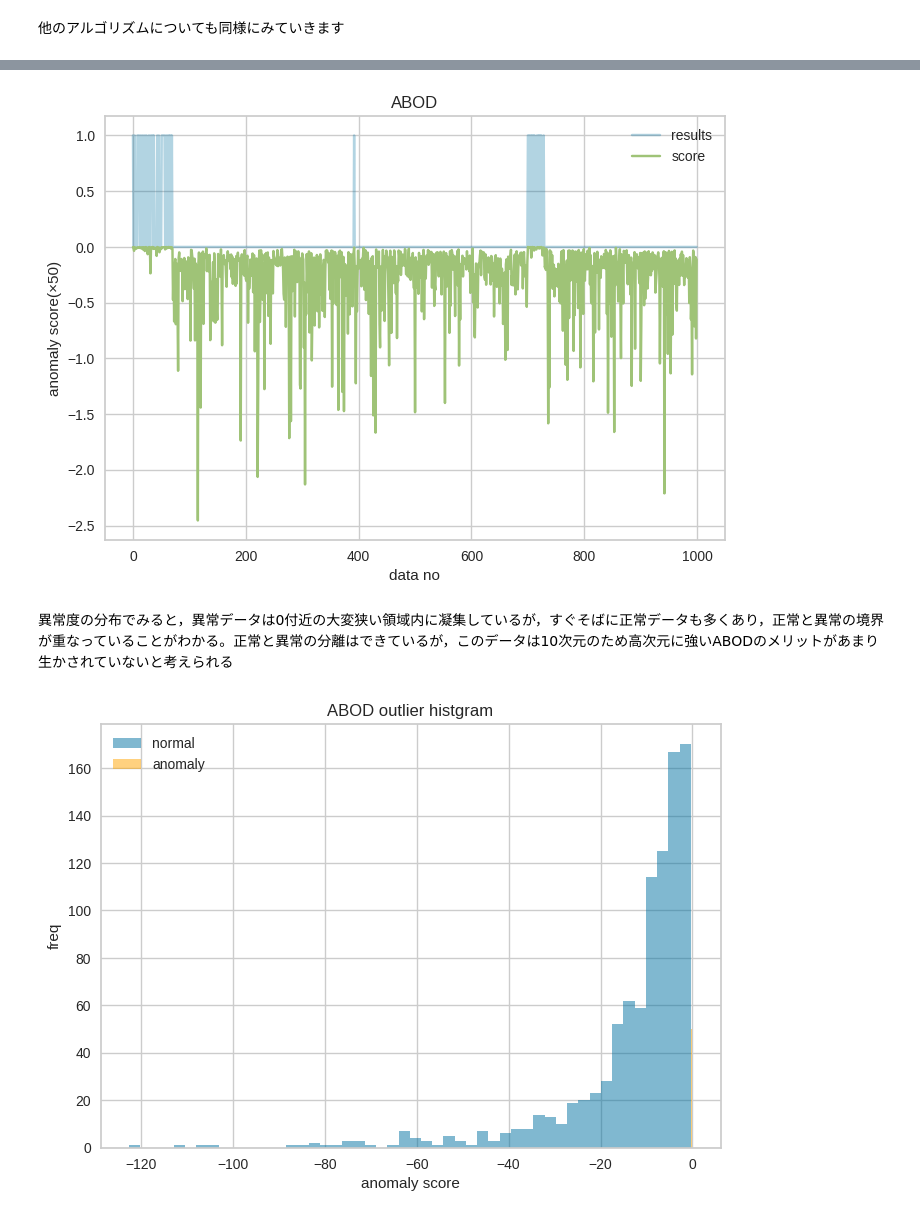
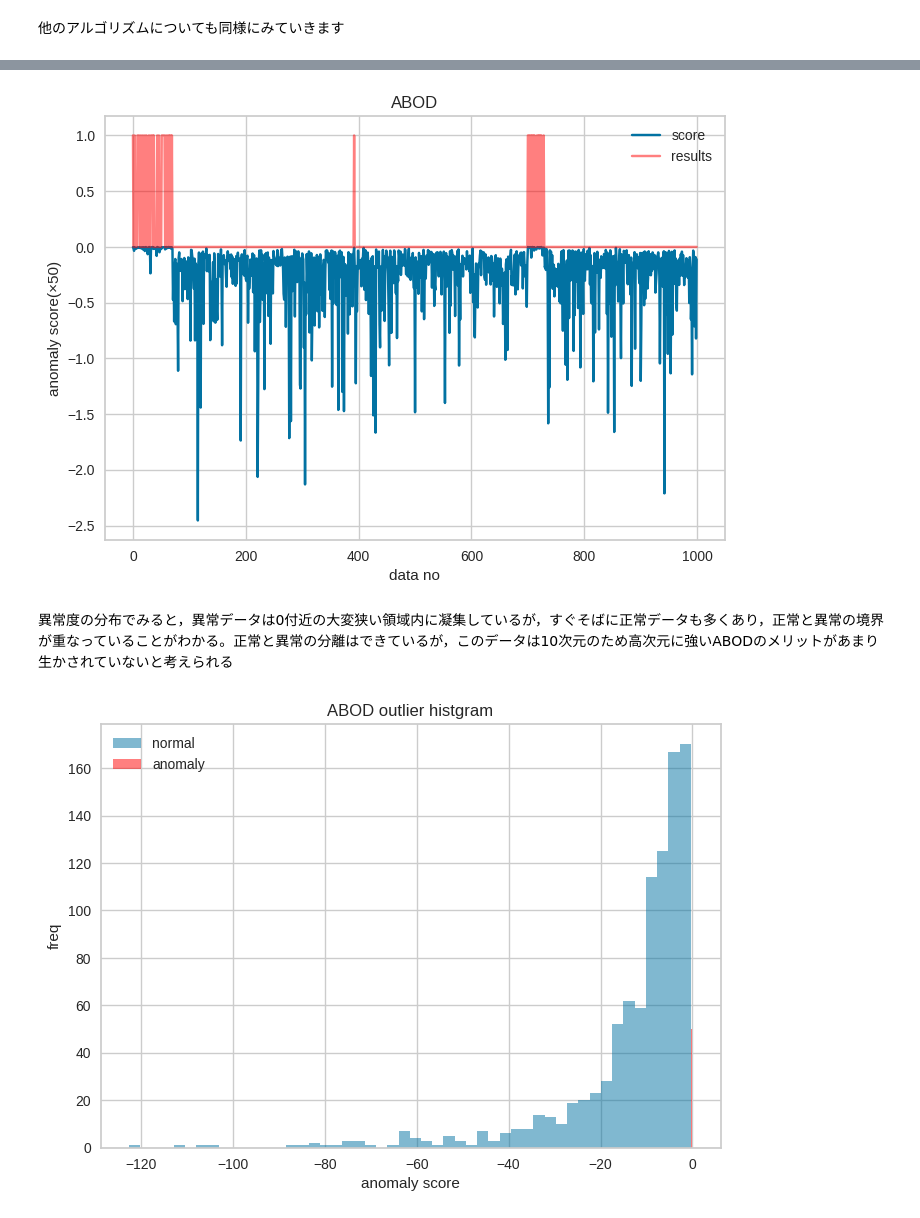
Before and after one commit to hamagami/anomaly-detection, a Jupyter notebook: pycaret_anomaly.ipynb, the cells around one changed output, grey strips where cells are left out. Cells and saved outputs as stored; diff of their text form; code cells hidden in the pictures.

```diff
--- a/pycaret_anomaly.ipynb
+++ b/pycaret_anomaly.ipynb
@@ -201,24 +201,24 @@ abod_results = assign_model(abod_model)
 [interactive output not drawn]
 [interactive output not drawn]
 # %%
-plt.plot(abod_results["Anomaly"],alpha=0.3,label="results")
 plt.plot(abod_results["Anomaly_Score"]/50,label="score")# 異常度のレンジが大きいため 1/50にして表示
+plt.plot(abod_results["Anomaly"],alpha=0.5,label="results",color="red")
 plt.title("ABOD")
 plt.xlabel("data no")
 plt.ylabel("anomaly score(×50)")
 plt.legend()
 plt.show()
 # %% [output]
-[figure, old version]
+[figure, new version]
 # %% [markdown]
 異常度の分布でみると，異常データは0付近の大変狭い領域内に凝集しているが，すぐそばに正常データも多くあり，正常と異常の境界が重なっていることがわかる。正常と異常の分離はできているが，このデータは10次元のため高次元に強いABODのメリットがあまり生かされていないと考えられる
 # %%
 plt.hist(abod_results[abod_results["Anomaly"]==0]["Anomaly_Score"],bins=50,alpha=0.5,label="normal")
-plt.hist(abod_results[abod_results["Anomaly"]==1]["Anomaly_Score"],bins=1,alpha=0.5,color="orange",label="anomaly")
+plt.hist(abod_results[abod_results["Anomaly"]==1]["Anomaly_Score"],bins=1,alpha=0.5,color="red",label="anomaly")
 plt.title("ABOD outlier histgram")
 plt.xlabel("anomaly score")
 plt.ylabel("freq")
 plt.legend()
 plt.show()
 # %% [output]
-[figure, old version]
+[figure, new version]
```
Also changed, not shown: parts of 23 cells of this notebook.
